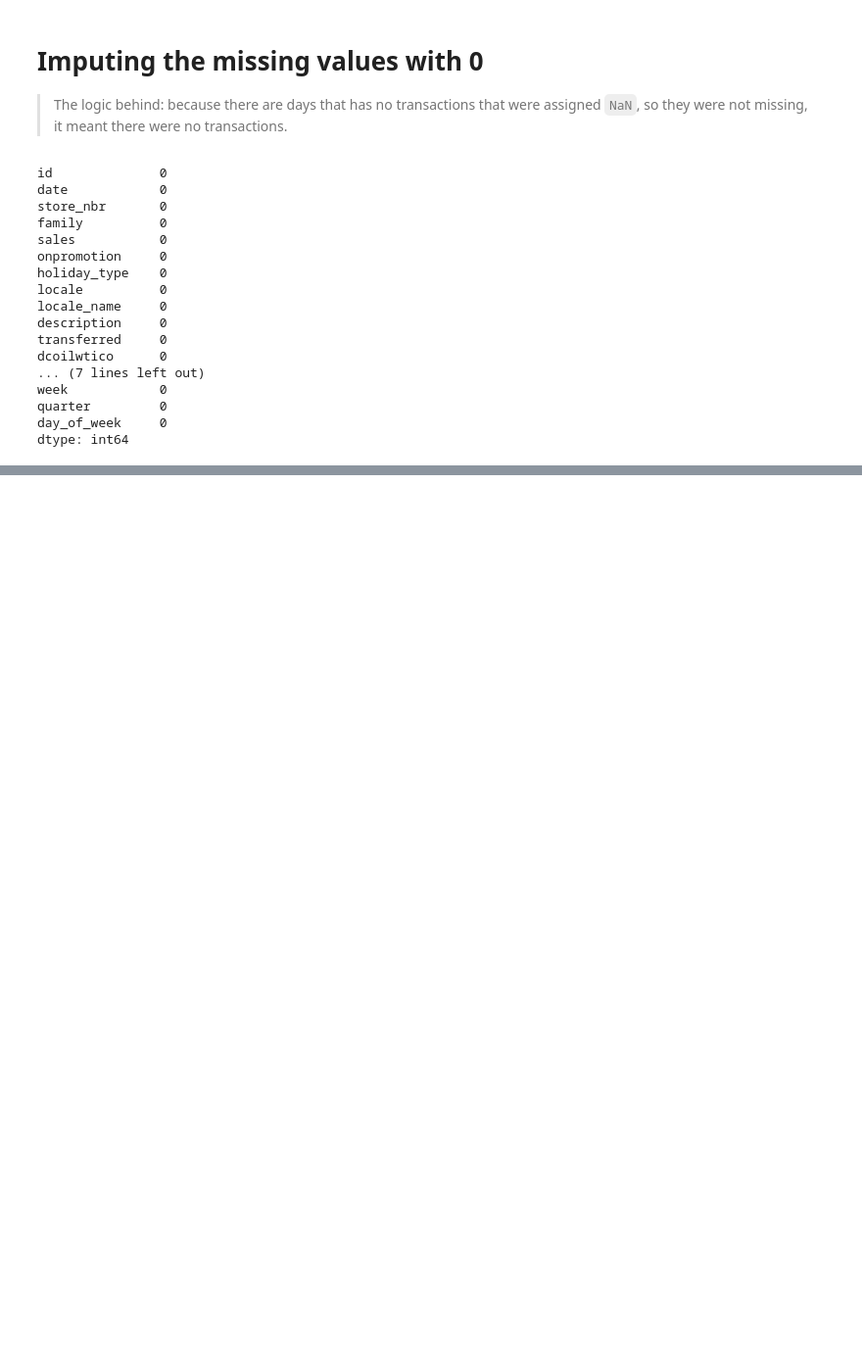
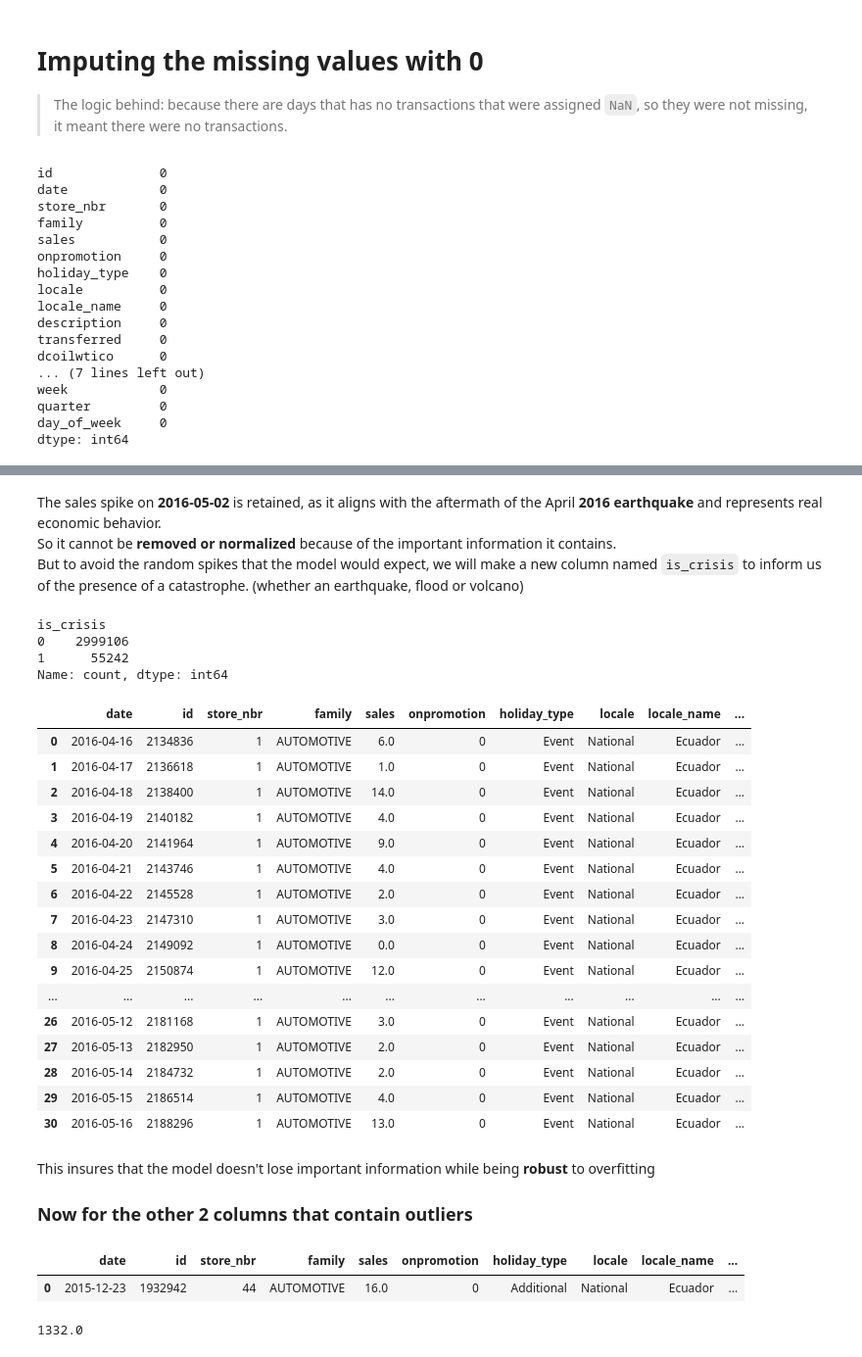
Before and after one commit to Seif-Eldin-Omar/sales-forecasting-optimization, a Jupyter notebook: notebooks/preprocessing_nb_1.ipynb, the cells around one changed output, grey strips where cells are left out. Shown at 98% size. Saved outputs shown, nothing was run; the diff lists cells and outputs as text; code cells hidden in the pictures; blank space fills up the shorter version.

```diff
--- a/notebooks/preprocessing_nb_1.ipynb
+++ b/notebooks/preprocessing_nb_1.ipynb
@@ -235,0 +298,46 @@ dtype: int64
+# %% [markdown]
+The sales spike on **2016-05-02** is retained, as it aligns with the aftermath of the April **2016 earthquake** and represents real economic behavior. <br>
+So it cannot be **removed or normalized** because of the important information it contains. <br>
+But to avoid the random spikes that the model would expect, we will make a new column named `is_crisis` to inform us of the presence of a catastrophe. (whether an earthquake, flood or volcano)
+# %%
+df['is_crisis'] = df['description'].apply(
+    lambda x: 1 if isinstance(x, str) and x.startswith('Terremoto Manabi') else 0
+)
+df['is_crisis'].value_counts()
+# %% [output]
+is_crisis
+0    2999106
+1      55242
+Name: count, dtype: int64
+# %%
+df[df['is_crisis'] == 1].groupby('date').first().reset_index()
+# %% [output]
+|  | date | id | store_nbr | family | sales | onpromotion | holiday_type | locale | locale_name | ... |
+| 0 | 2016-04-16 | 2134836 | 1 | AUTOMOTIVE | 6.0 | 0 | Event | National | Ecuador | ... |
+| 1 | 2016-04-17 | 2136618 | 1 | AUTOMOTIVE | 1.0 | 0 | Event | National | Ecuador | ... |
+| 2 | 2016-04-18 | 2138400 | 1 | AUTOMOTIVE | 14.0 | 0 | Event | National | Ecuador | ... |
+| 3 | 2016-04-19 | 2140182 | 1 | AUTOMOTIVE | 4.0 | 0 | Event | National | Ecuador | ... |
+| 4 | 2016-04-20 | 2141964 | 1 | AUTOMOTIVE | 9.0 | 0 | Event | National | Ecuador | ... |
+| 5 | 2016-04-21 | 2143746 | 1 | AUTOMOTIVE | 4.0 | 0 | Event | National | Ecuador | ... |
+| 6 | 2016-04-22 | 2145528 | 1 | AUTOMOTIVE | 2.0 | 0 | Event | National | Ecuador | ... |
+| 7 | 2016-04-23 | 2147310 | 1 | AUTOMOTIVE | 3.0 | 0 | Event | National | Ecuador | ... |
+| 8 | 2016-04-24 | 2149092 | 1 | AUTOMOTIVE | 0.0 | 0 | Event | National | Ecuador | ... |
+| 9 | 2016-04-25 | 2150874 | 1 | AUTOMOTIVE | 12.0 | 0 | Event | National | Ecuador | ... |
+| ... | ... | ... | ... | ... | ... | ... | ... | ... | ... | ... |
+| 26 | 2016-05-12 | 2181168 | 1 | AUTOMOTIVE | 3.0 | 0 | Event | National | Ecuador | ... |
+| 27 | 2016-05-13 | 2182950 | 1 | AUTOMOTIVE | 2.0 | 0 | Event | National | Ecuador | ... |
+| 28 | 2016-05-14 | 2184732 | 1 | AUTOMOTIVE | 2.0 | 0 | Event | National | Ecuador | ... |
+| 29 | 2016-05-15 | 2186514 | 1 | AUTOMOTIVE | 4.0 | 0 | Event | National | Ecuador | ... |
+| 30 | 2016-05-16 | 2188296 | 1 | AUTOMOTIVE | 13.0 | 0 | Event | National | Ecuador | ... |
+# %% [markdown]
+This insures that the model doesn't lose important information while being **robust** to overfitting <br>
+### Now for the other 2 columns that contain outliers
+# %%
+df[df['transactions'].max() == df['transactions']].groupby('date').first().reset_index()
+# %% [output]
+|  | date | id | store_nbr | family | sales | onpromotion | holiday_type | locale | locale_name | ... |
+| 0 | 2015-12-23 | 1932942 | 44 | AUTOMOTIVE | 16.0 | 0 | Additional | National | Ecuador | ... |
+# %%
+df['transactions'].median()
+# %% [output]
+1332.0
```
Also changed, not shown: parts of 31 cells of this notebook.
